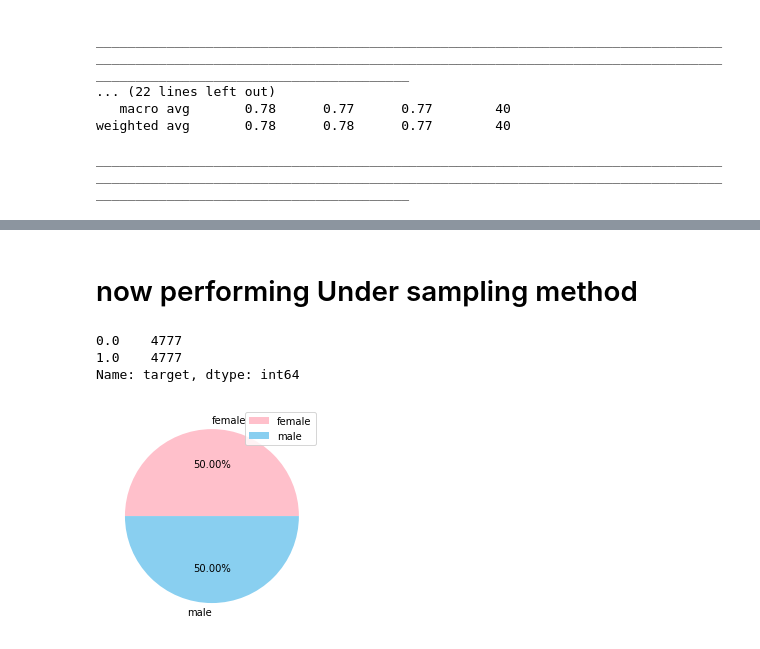
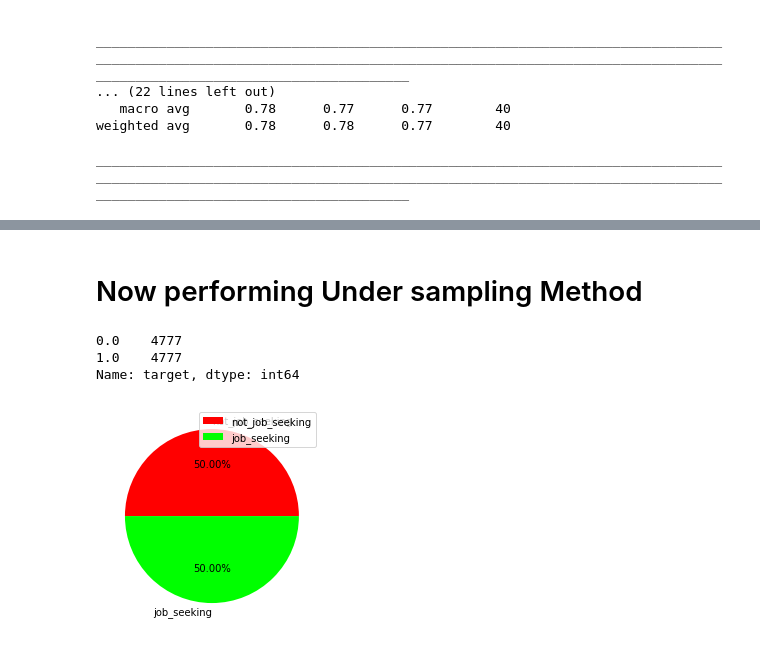
Before and after one commit to manurk1998/ML_Datasc, a Jupyter notebook: MY_Project_1.ipynb, the cells around one changed output, grey strips where cells are left out. Cells and saved outputs as stored; diff of their text form; code cells hidden in the pictures.

```diff
--- a/MY_Project_1.ipynb
+++ b/MY_Project_1.ipynb
@@ -376,5 +371,5 @@ ________________________________________________________________________________
 # %% [markdown]
-# now performing Under sampling method
+# Now performing Under sampling Method
 # %%
 us=RandomUnderSampler()
 X_us,y_us=us.fit_resample(X_scaled,y)
@@ -384,13 +379,13 @@ y_us.value_counts()
 1.0    4777
 Name: target, dtype: int64
 # %%
-newlabels=["female","male"]
-color=["#FFC0CB","#89CFF0"]
+newlabels=["not_job_seeking","job_seeking"]
+color=["#FF0000","#00FF00"]
 plt.pie(y_us.value_counts(),labels=newlabels,colors=color,autopct='%1.2f%%')
 plt.legend()
 plt.show()
 # %% [output]
-[figure, old version]
+[figure, new version]
 # %%
 #Splitting into test and train data
 X_train_us,X_test_us,y_train_us,y_test_us=train_test_split(X_us,y_us,test_size=40,random_state=80)
```
Also changed, not shown: parts of 27 cells of this notebook.
